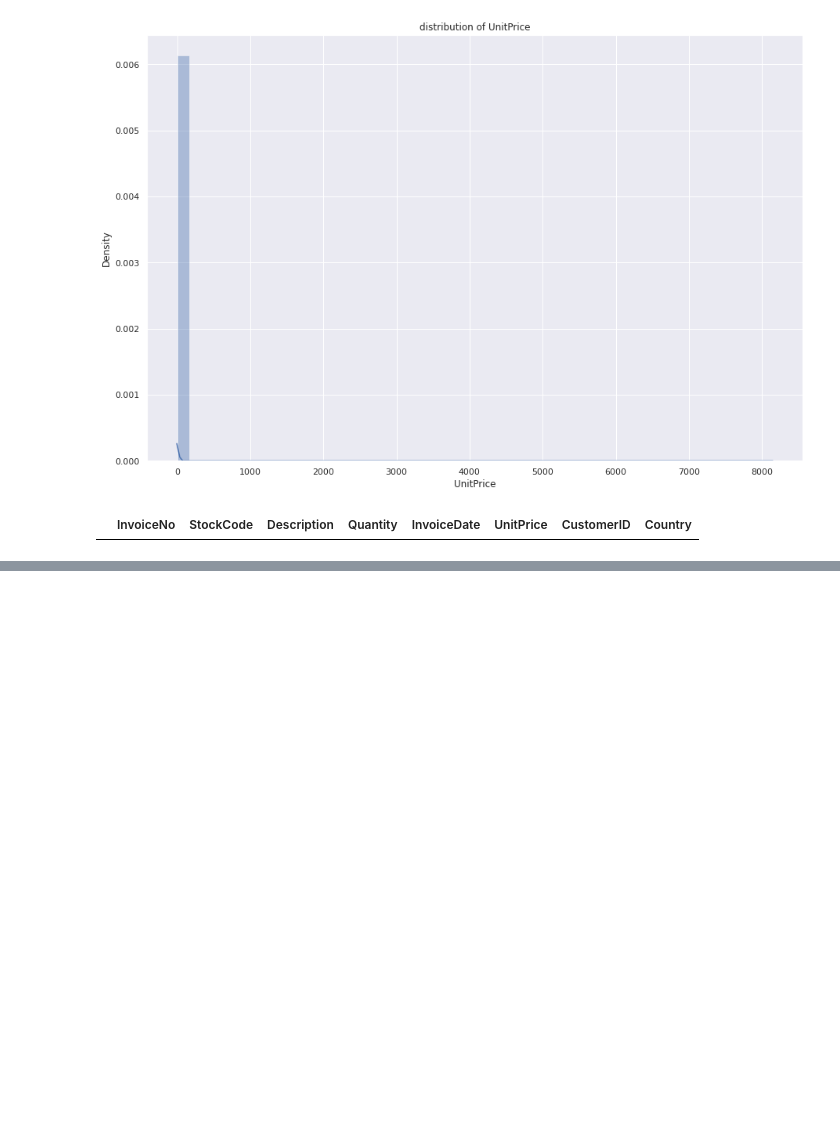
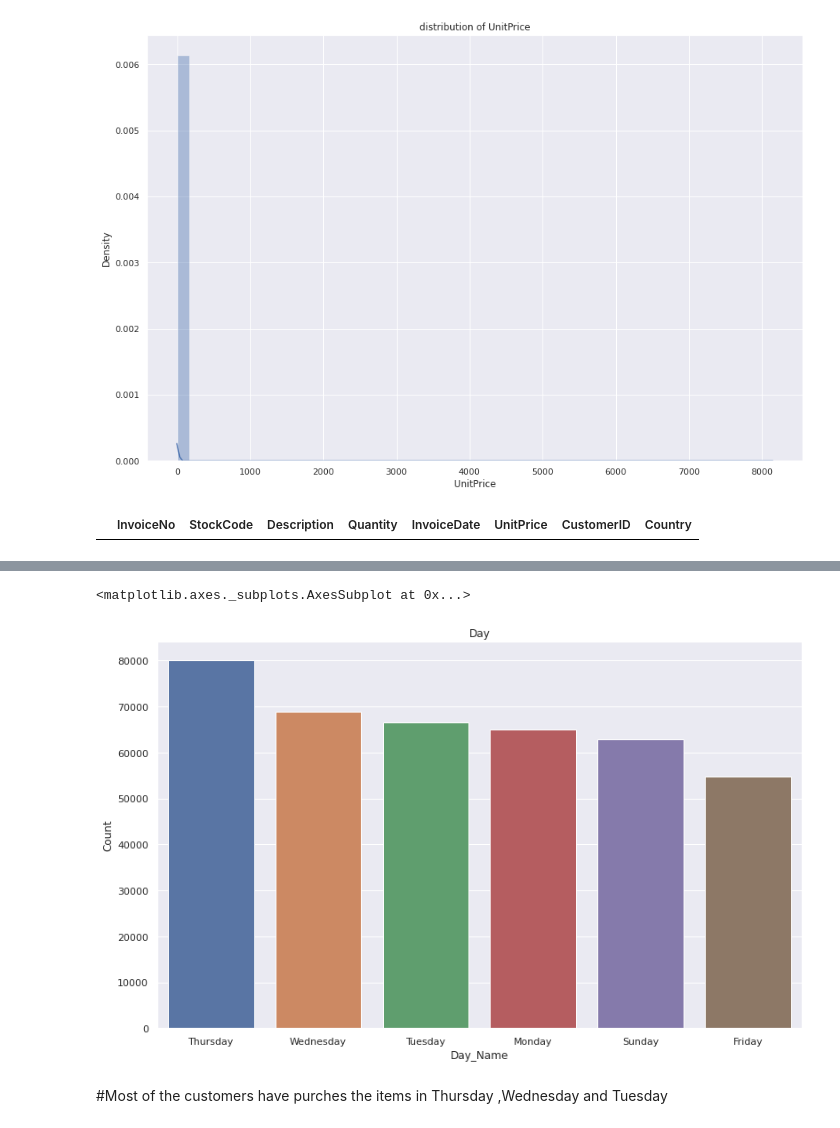
Before and after one commit to Onkar-TAE/Customer-Segmentation, a Jupyter notebook: Online_Retail_Customer_Segmentation_Capstone_Project.ipynb, the cells around one changed output, grey strips where cells are left out. Saved outputs shown, nothing was run; the diff lists cells and outputs as text; code cells hidden in the pictures; blank space fills up the shorter version.

```diff
--- a/Online_Retail_Customer_Segmentation_Capstone_Project.ipynb
+++ b/Online_Retail_Customer_Segmentation_Capstone_Project.ipynb
@@ -418,0 +486,5 @@ df.head(5)
+# %%
+day_df=df['Day'].value_counts().reset_index()
+day_df.rename(columns={'index': 'Day_Name'}, inplace=True)
+day_df.rename(columns={'Day': 'Count'}, inplace=True)
+day_df
@@ -418,0 +499,9 @@ df.head(5)
+# %%
+plt.figure(figsize=(13,8))
+plt.title('Day')
+sns.barplot(x='Day_Name',y='Count',data=day_df)
+# %% [output]
+<matplotlib.axes._subplots.AxesSubplot at 0x...>
+[figure, added]
+# %% [markdown]
+#Most of the customers have purches the items in Thursday ,Wednesday and Tuesday
```
Also changed, not shown: parts of 27 cells of this notebook.
